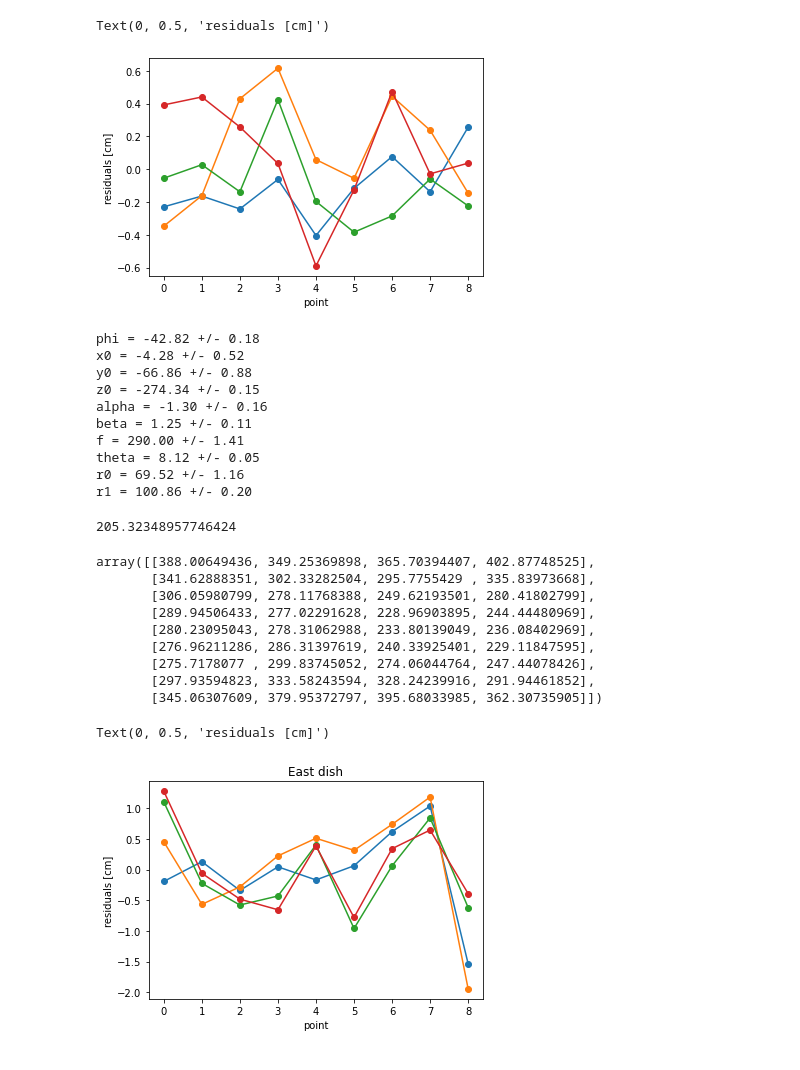
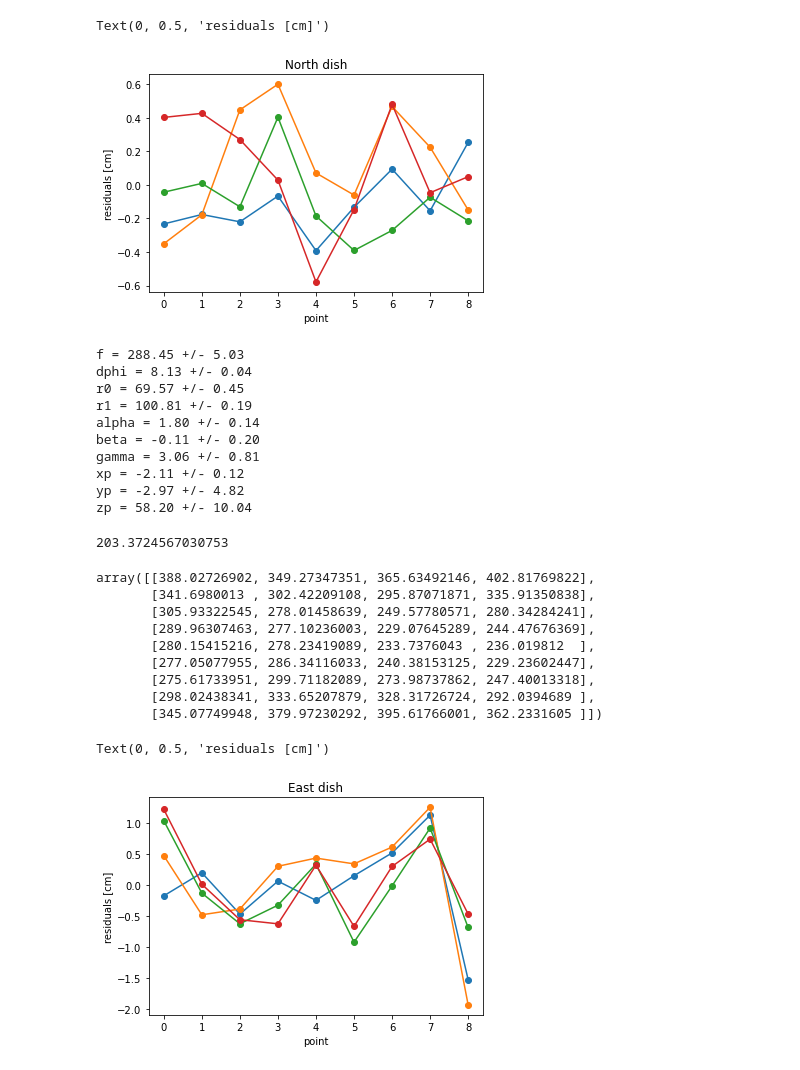
Before and after one commit to bmxdemo/bmxhacks, a Jupyter notebook: geometry_tape_fit.ipynb, the cells around one changed output. Cells and saved outputs as stored; diff of their text form; code cells hidden in the pictures.

Commit message:
other dish fits

```diff
--- a/geometry_tape_fit.ipynb
+++ b/geometry_tape_fit.ipynb
@@ -58,5 +79,5 @@ def predict_measurements(vec):
 # %%
-measurements = np.array([
+N_measurements = np.array([
     [376.6, 337.0, 353.2, 390.8],
     [331.3, 291.8, 284.1, 324.1],
     [296.7, 269.2, 240.1, 269.5],
@@ -68,8 +89,11 @@ measurements = np.array([
     [333.7, 372.1, 389.4, 353.0]
 ])
 # %%
-# phi, x0,y0,z0,alpha,beta,f,dphi
-start = np.array([-40, 0, -60, -270, 0, 0, 290., 8., 70., 100.])
+# f, dphi, r0, r1, alpha, beta, gamma, xp, yp, zp
+start = np.array([290., 8., 70., 100., 0, 0, 0, 0, 0, 20])
 sigma = 0.3 ## sigma err in cm
-predict_measurements(start)
+
+N_fitter = Fitter(N_measurements, start)
+N_fit = N_fitter.fit()
+N_fit.fun
 # %% [output]
@@ -108,27 +113,28 @@ array([[376.37012604, 336.65255433, 353.14481259, 391.19149799],
 # %%
-plt.plot(predict_measurements(fit.x)-measurements,'-o')
+plt.plot(N_fitter.predict_measurements(N_fit.x)-N_measurements,'-o')
+plt.title('North dish')
 plt.xlabel('point')
 plt.ylabel('residuals [cm]')
 # %% [output]
 Text(0, 0.5, 'residuals [cm]')
-[figure, old version]
+[figure, new version]
 # %%
-vals = fit.x
-errs=np.sqrt((fit.hess_inv.diagonal())*2)
-names = 'phi x0 y0 z0 alpha beta f theta r0 r1'.split()
+vals = N_fit.x
+errs=np.sqrt((N_fit.hess_inv.diagonal())*2)
+names = 'f dphi r0 r1 alpha beta gamma xp yp zp'.split()
 for n,v,e in zip(names,vals, errs):
     print (f"{n} = {v:.2f} +/- {e:.2f}")
 # %% [output]
-phi = -42.82 +/- 0.18
-x0 = -4.28 +/- 0.52
-y0 = -66.86 +/- 0.88
-z0 = -274.34 +/- 0.15
-alpha = -1.30 +/- 0.16
-beta = 1.25 +/- 0.11
-f = 290.00 +/- 1.41
-theta = 8.12 +/- 0.05
-r0 = 69.52 +/- 1.16
-r1 = 100.86 +/- 0.20
+f = 288.45 +/- 5.03
+dphi = 8.13 +/- 0.04
+r0 = 69.57 +/- 0.45
+r1 = 100.81 +/- 0.19
+alpha = 1.80 +/- 0.14
+beta = -0.11 +/- 0.20
+gamma = 3.06 +/- 0.81
+xp = -2.11 +/- 0.12
+yp = -2.97 +/- 4.82
+zp = 58.20 +/- 10.04
 # %%
 # E dish
 E_measurements = np.array([
@@ -150,28 +151,29 @@ def E_chi2 (vec):
-# %%
-E_fit = minimize(E_chi2,start,tol=1e-2)
-E_fit.fun
-# %% [output]
-205.32348957746424
+# %%
+E_fitter = Fitter(E_measurements, N_fit.x)
+E_fit = E_fitter.fit()
+E_fit.fun
+# %% [output]
+203.3724567030753
 # %%
-predict_measurements(E_fit.x)
+E_fitter.predict_measurements(E_fit.x)
 # %% [output]
-array([[388.00649436, 349.25369898, 365.70394407, 402.87748525],
-       [341.62888351, 302.33282504, 295.7755429 , 335.83973668],
-       [306.05980799, 278.11768388, 249.62193501, 280.41802799],
-       [289.94506433, 277.02291628, 228.96903895, 244.44480969],
-       [280.23095043, 278.31062988, 233.80139049, 236.08402969],
-       [276.96211286, 286.31397619, 240.33925401, 229.11847595],
-       [275.7178077 , 299.83745052, 274.06044764, 247.44078426],
-       [297.93594823, 333.58243594, 328.24239916, 291.94461852],
-       [345.06307609, 379.95372797, 395.68033985, 362.30735905]])
+array([[388.02726902, 349.27347351, 365.63492146, 402.81769822],
+       [341.6980013 , 302.42209108, 295.87071871, 335.91350838],
+       [305.93322545, 278.01458639, 249.57780571, 280.34284241],
+       [289.96307463, 277.10236003, 229.07645289, 244.47676369],
+       [280.15415216, 278.23419089, 233.7376043 , 236.019812  ],
+       [277.05077955, 286.34116033, 240.38153125, 229.23602447],
+       [275.61733951, 299.71182089, 273.98737862, 247.40013318],
+       [298.02438341, 333.65207879, 328.31726724, 292.0394689 ],
+       [345.07749948, 379.97230292, 395.61766001, 362.2331605 ]])
 # %%
-plt.plot(predict_measurements(E_fit.x)-E_measurements,'-o')
+plt.plot(E_fitter.predict_measurements(E_fit.x)-E_measurements,'-o')
 plt.title('East dish')
 plt.xlabel('point')
 plt.ylabel('residuals [cm]')
 # %% [output]
 Text(0, 0.5, 'residuals [cm]')
-[figure, old version]
+[figure, new version]
 # %%
 vals = E_fit.x
 errs=np.sqrt((E_fit.hess_inv.diagonal())*2)
```
Also changed, not shown: parts of 22 cells of this notebook.
